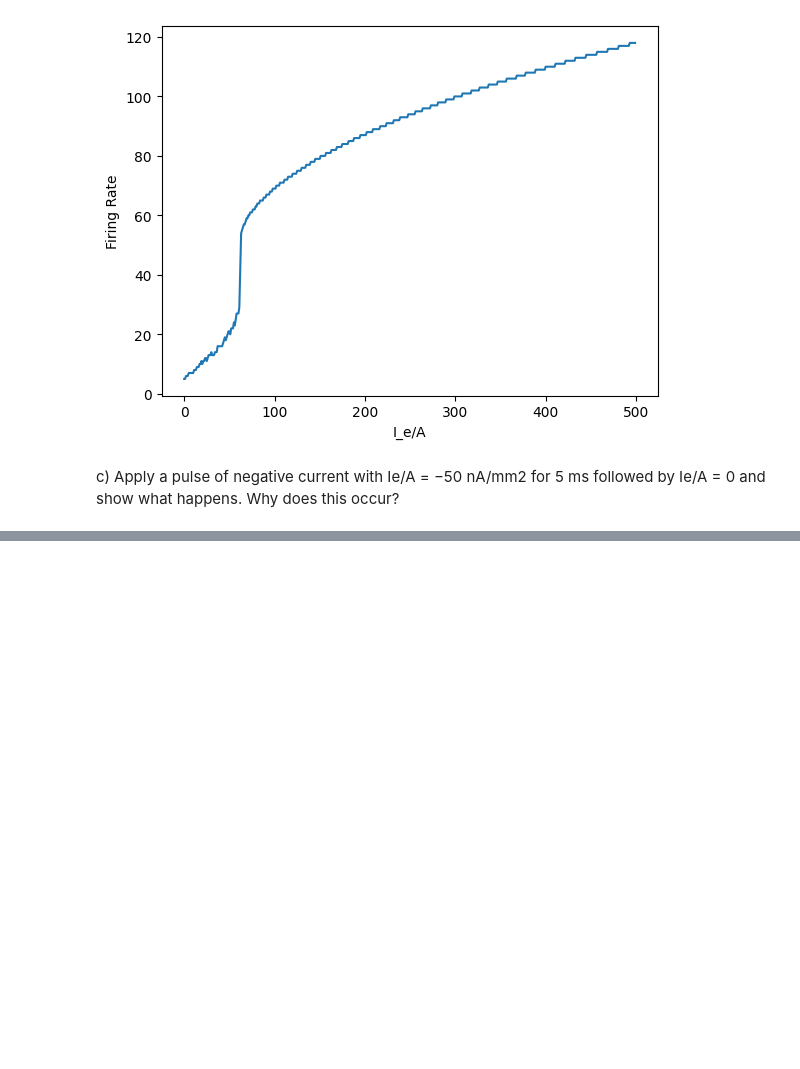
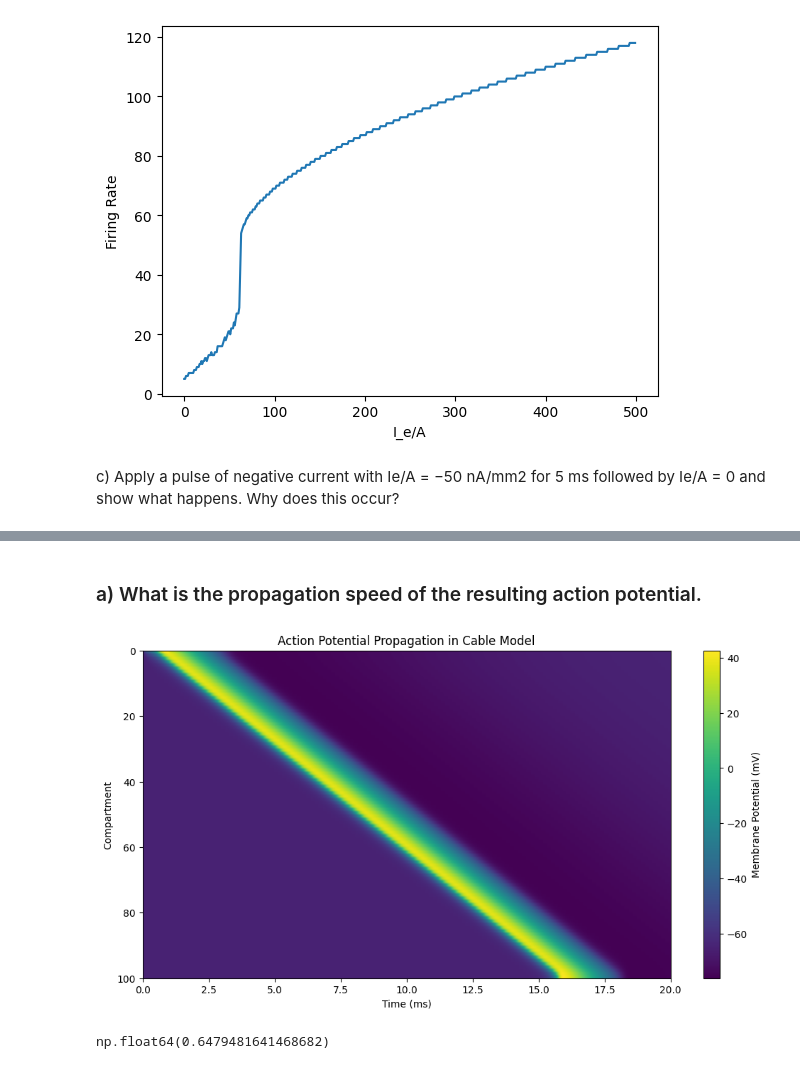
Before and after one commit to Mintherbi/Theoretical-Neuroscience, a Jupyter notebook: Hudgkin Huxley Model.ipynb, the cells around one changed output, grey strips where cells are left out. Saved outputs shown, nothing was run; the diff lists cells and outputs as text; code cells hidden in the pictures; blank space fills up the shorter version.

```diff
--- a/Hudgkin Huxley Model.ipynb
+++ b/Hudgkin Huxley Model.ipynb
@@ -254,0 +246,2 @@ plt.show()
+# %% [markdown]
+### a) What is the propagation speed of the resulting action potential.
@@ -254,0 +315,18 @@ plt.show()
+# %%
+sim_time = 20
+time_steps = int(sim_time/DT)
+I_app_pulse = np.zeros(time_steps)
+pulse_steps = int(1/DT)
+I_app_pulse[0:pulse_steps] = 2000
+
+t, V, n, m, h = HudgkinHuxleyModelCable(I_app_pulse, T=sim_time)
+
+plt.figure(figsize=(12, 6))
+plt.imshow(V, extent=[0, sim_time, COMPARTMENT, 0], aspect='auto', cmap='viridis')
+plt.colorbar(label='Membrane Potential (mV)')
+plt.xlabel('Time (ms)')
+plt.ylabel('Compartment')
+plt.title('Action Potential Propagation in Cable Model')
+plt.show()
+# %% [output]
+[figure, added]
@@ -254,0 +344,4 @@ plt.show()
+# %%
+calculate_propagation_speed(V, DT, LENGTH)
+# %% [output]
+np.float64(0.6479481641468682)
```
Also changed, not shown: parts of 10 cells of this notebook.
